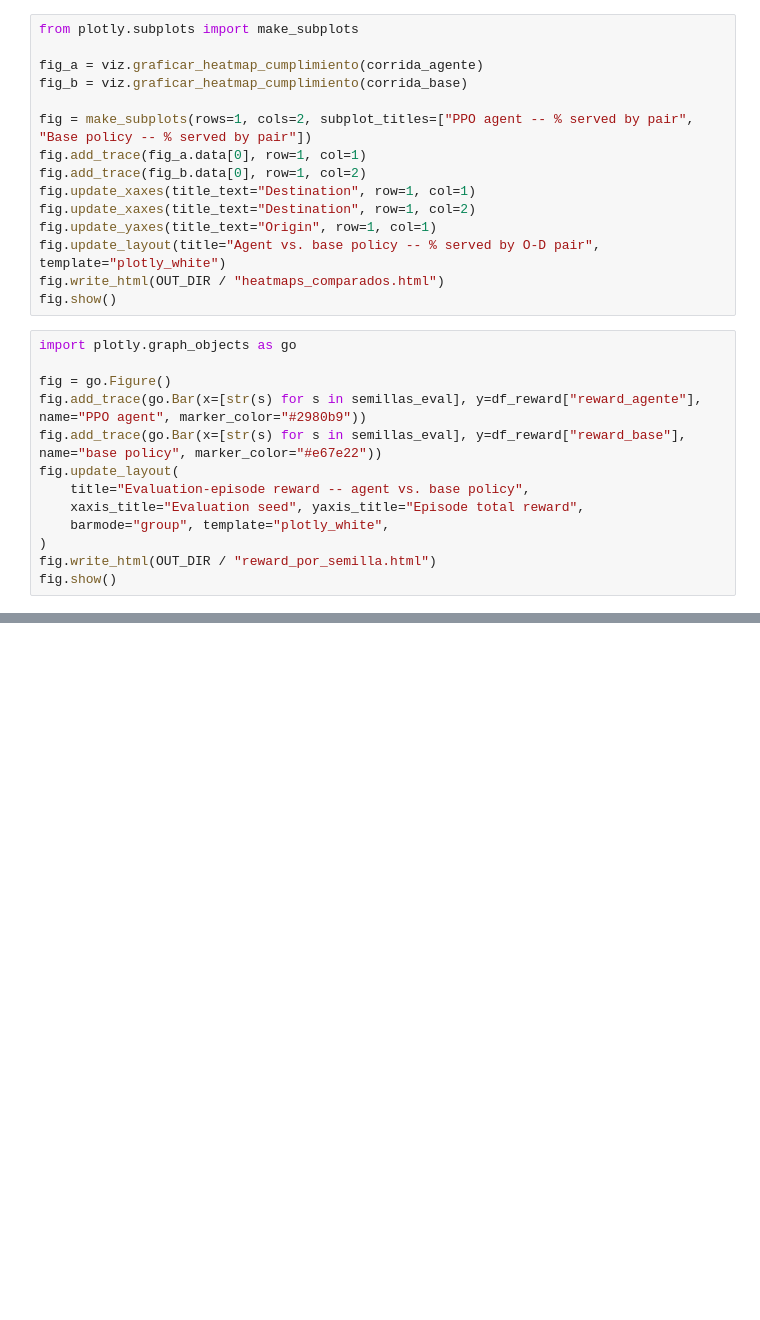
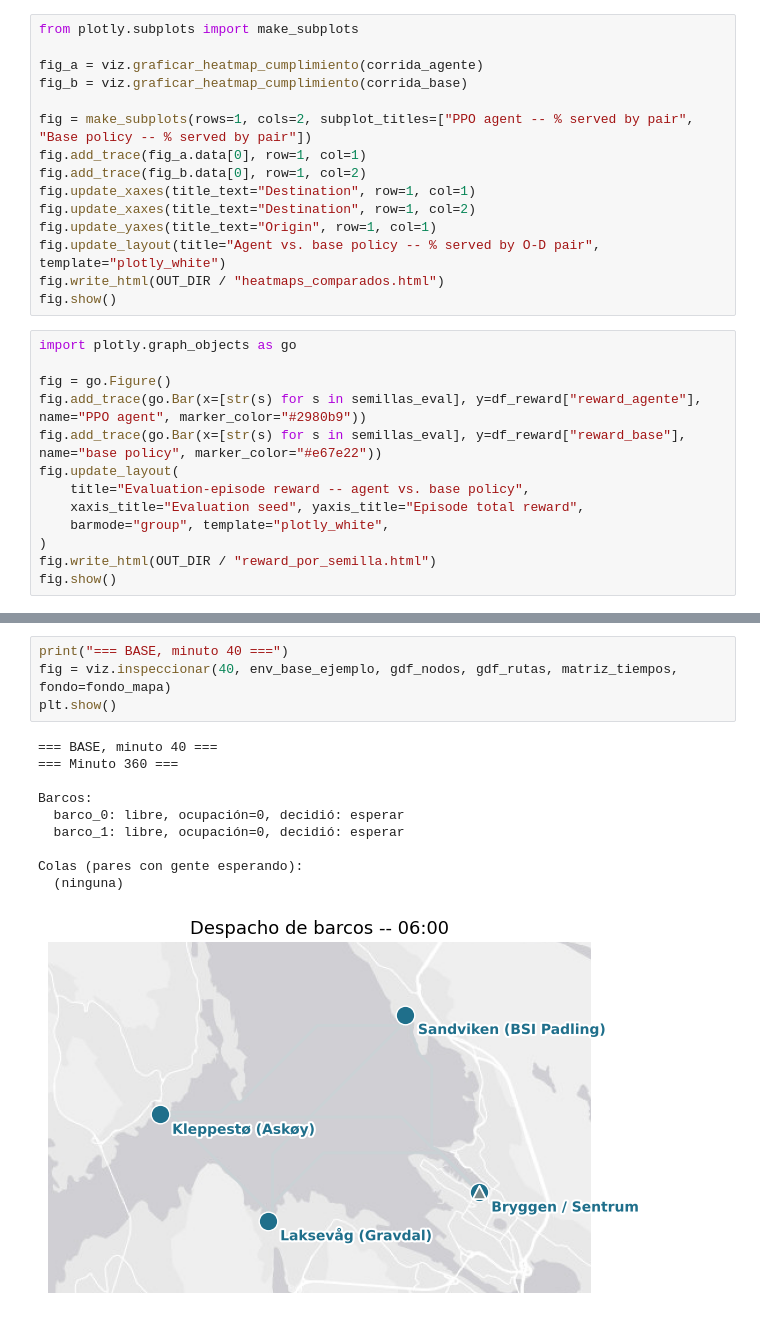
Before and after one commit to HaiderFonseca/NHH-Schedule-Free-Autonomous-Boats-in-Bergen, a Jupyter notebook: simulacion/notebooks/05_comparacion_agente_vs_base.ipynb, the cells around one changed output, grey strips where cells are left out. Cells and saved outputs as stored; diff of their text form; blank space fills up the shorter version.

```diff
--- a/simulacion/notebooks/05_comparacion_agente_vs_base.ipynb
+++ b/simulacion/notebooks/05_comparacion_agente_vs_base.ipynb
@@ -321,0 +412,15 @@ fig.show()
+# %%
+print("=== BASE, minuto 40 ===")
+fig = viz.inspeccionar(40, env_base_ejemplo, gdf_nodos, gdf_rutas, matriz_tiempos, fondo=fondo_mapa)
+plt.show()
+# %% [output]
+=== BASE, minuto 40 ===
+=== Minuto 360 ===
+
+Barcos:
+  barco_0: libre, ocupación=0, decidió: esperar
+  barco_1: libre, ocupación=0, decidió: esperar
+
+Colas (pares con gente esperando):
+  (ninguna)
+[figure, added]
```
Also changed, not shown: parts of 17 cells of this notebook, 32 other files.
